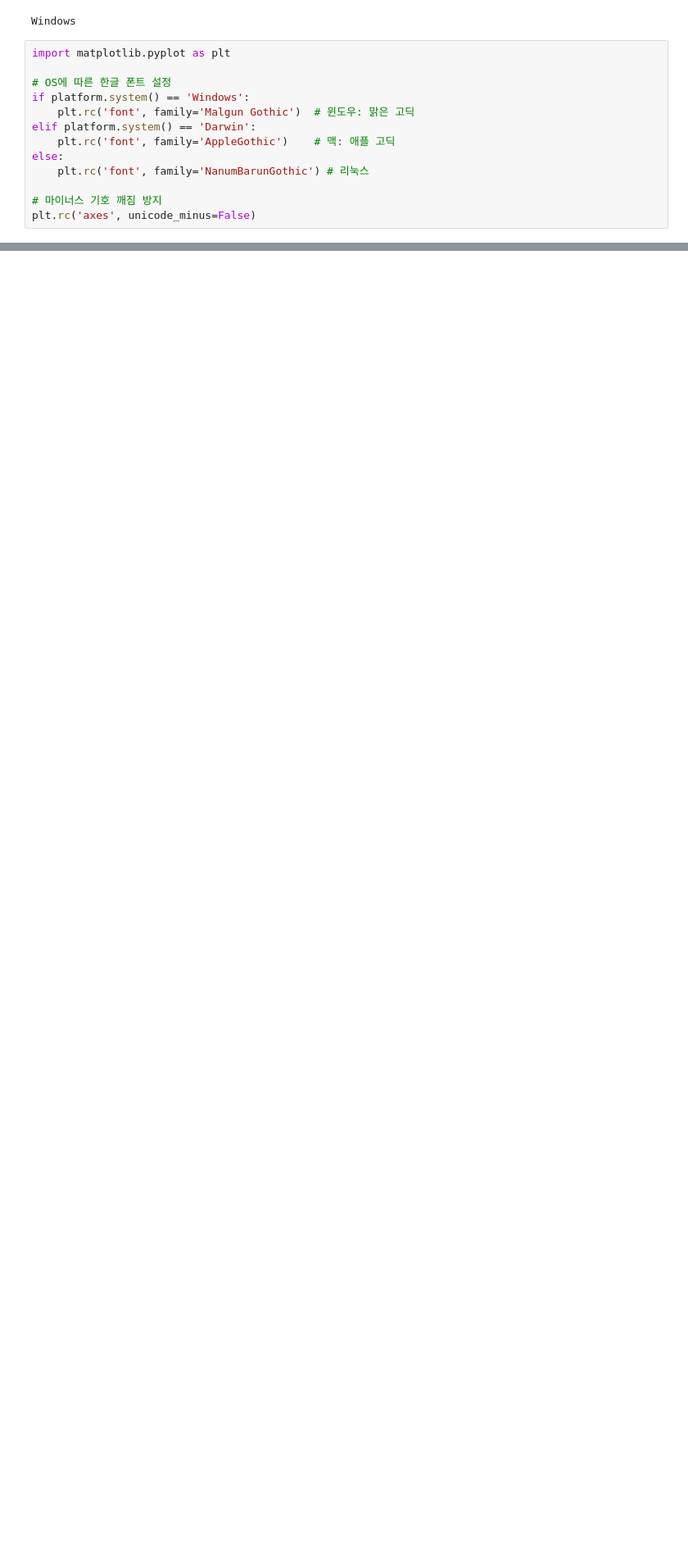
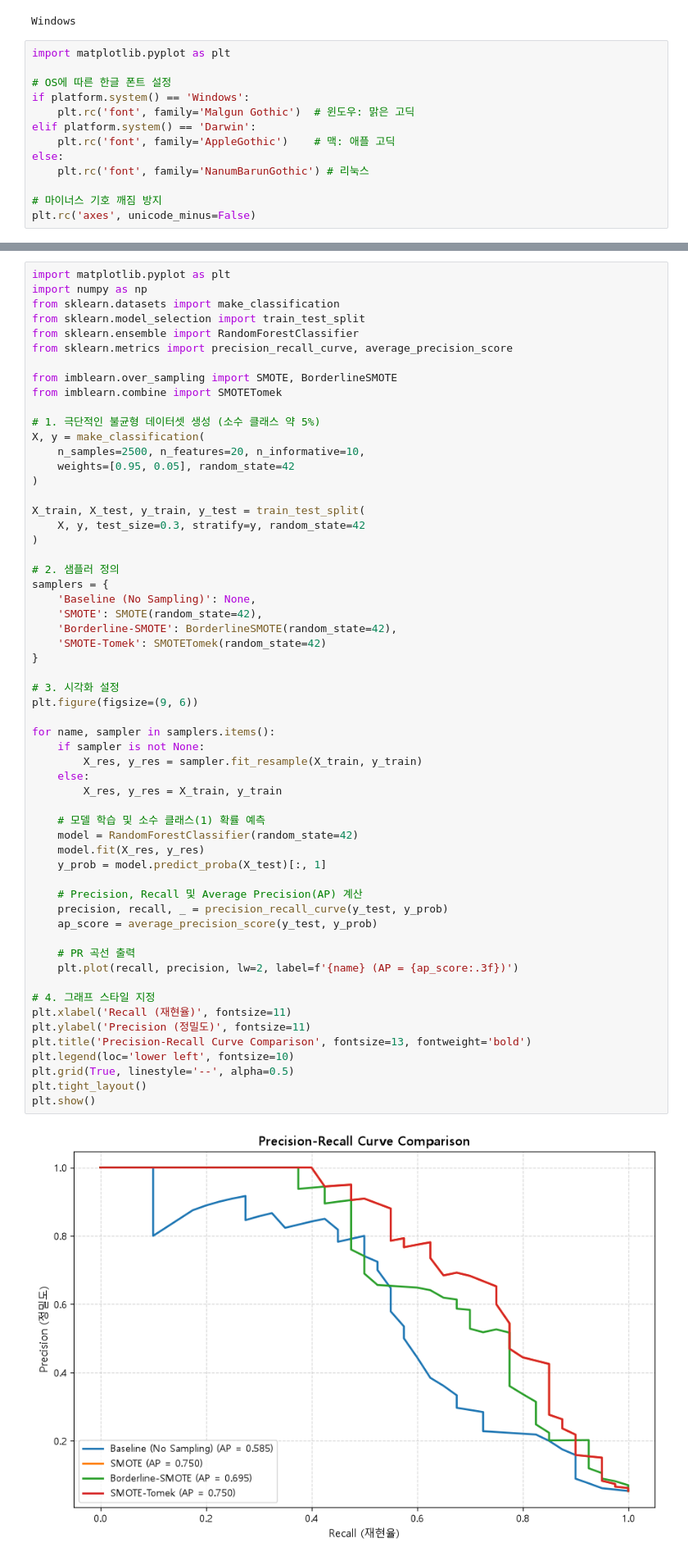
Before and after one commit to SKN35shimsungwook/data_collection_worksapce, a Jupyter notebook: data43_ML_SMOTE.ipynb, the cells around one changed output, grey strips where cells are left out. Shown at 82% size. Drawn from its saved outputs; the diff is of its cells as text; blank space fills up the shorter version.

```diff
--- a/data43_ML_SMOTE.ipynb
+++ b/data43_ML_SMOTE.ipynb
@@ -40,0 +152,60 @@ print(np.bincount(y_train_res)) # 두 클래스의 개수가 같아짐
+# %%
+import matplotlib.pyplot as plt
+import numpy as np
+from sklearn.datasets import make_classification
+from sklearn.model_selection import train_test_split
+from sklearn.ensemble import RandomForestClassifier
+from sklearn.metrics import precision_recall_curve, average_precision_score
+
+from imblearn.over_sampling import SMOTE, BorderlineSMOTE
+from imblearn.combine import SMOTETomek
+
+# 1. 극단적인 불균형 데이터셋 생성 (소수 클래스 약 5%)
+X, y = make_classification(
+    n_samples=2500, n_features=20, n_informative=10,
+    weights=[0.95, 0.05], random_state=42
+)
+
+X_train, X_test, y_train, y_test = train_test_split(
+    X, y, test_size=0.3, stratify=y, random_state=42
+)
+
+# 2. 샘플러 정의
+samplers = {
+    'Baseline (No Sampling)': None,
+    'SMOTE': SMOTE(random_state=42),
+    'Borderline-SMOTE': BorderlineSMOTE(random_state=42),
+    'SMOTE-Tomek': SMOTETomek(random_state=42)
+}
+
+# 3. 시각화 설정
+plt.figure(figsize=(9, 6))
+
+for name, sampler in samplers.items():
+    if sampler is not None:
+        X_res, y_res = sampler.fit_resample(X_train, y_train)
+    else:
+        X_res, y_res = X_train, y_train
+
+    # 모델 학습 및 소수 클래스(1) 확률 예측
+    model = RandomForestClassifier(random_state=42)
+    model.fit(X_res, y_res)
+    y_prob = model.predict_proba(X_test)[:, 1]
+
+    # Precision, Recall 및 Average Precision(AP) 계산
+    precision, recall, _ = precision_recall_curve(y_test, y_prob)
+    ap_score = average_precision_score(y_test, y_prob)
+
+    # PR 곡선 출력
+    plt.plot(recall, precision, lw=2, label=f'{name} (AP = {ap_score:.3f})')
+
+# 4. 그래프 스타일 지정
+plt.xlabel('Recall (재현율)', fontsize=11)
+plt.ylabel('Precision (정밀도)', fontsize=11)
+plt.title('Precision-Recall Curve Comparison', fontsize=13, fontweight='bold')
+plt.legend(loc='lower left', fontsize=10)
+plt.grid(True, linestyle='--', alpha=0.5)
+plt.tight_layout()
+plt.show()
+# %% [output]
+[figure, added]
```
Also changed, not shown: parts of 8 cells of this notebook, 7 other files.
